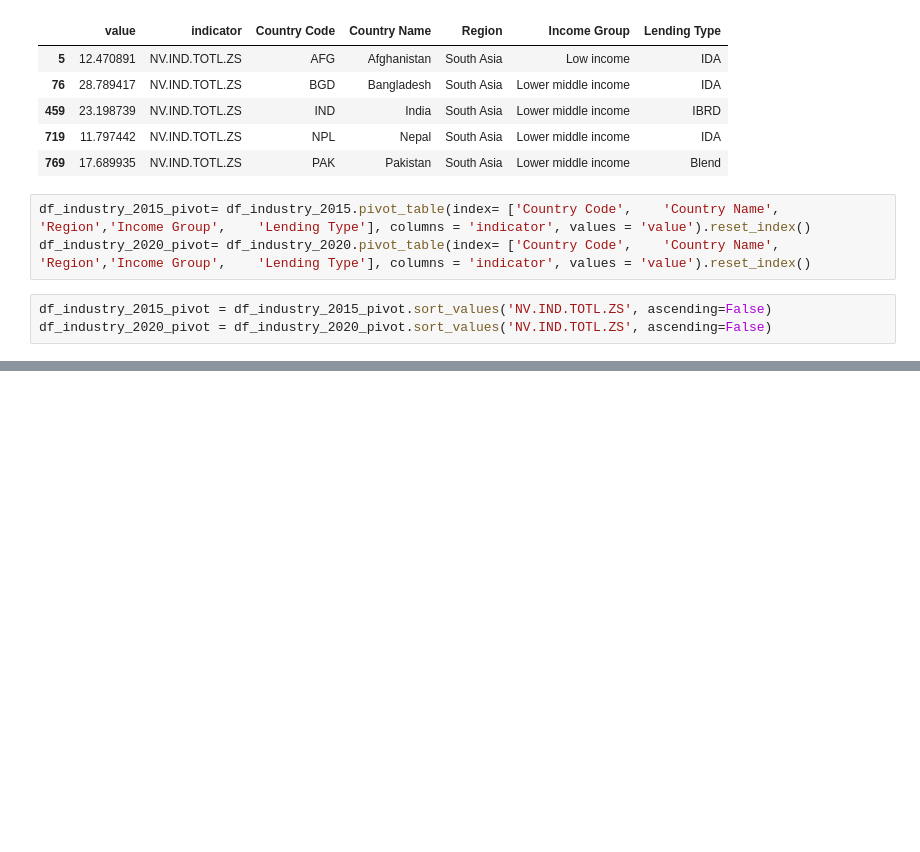
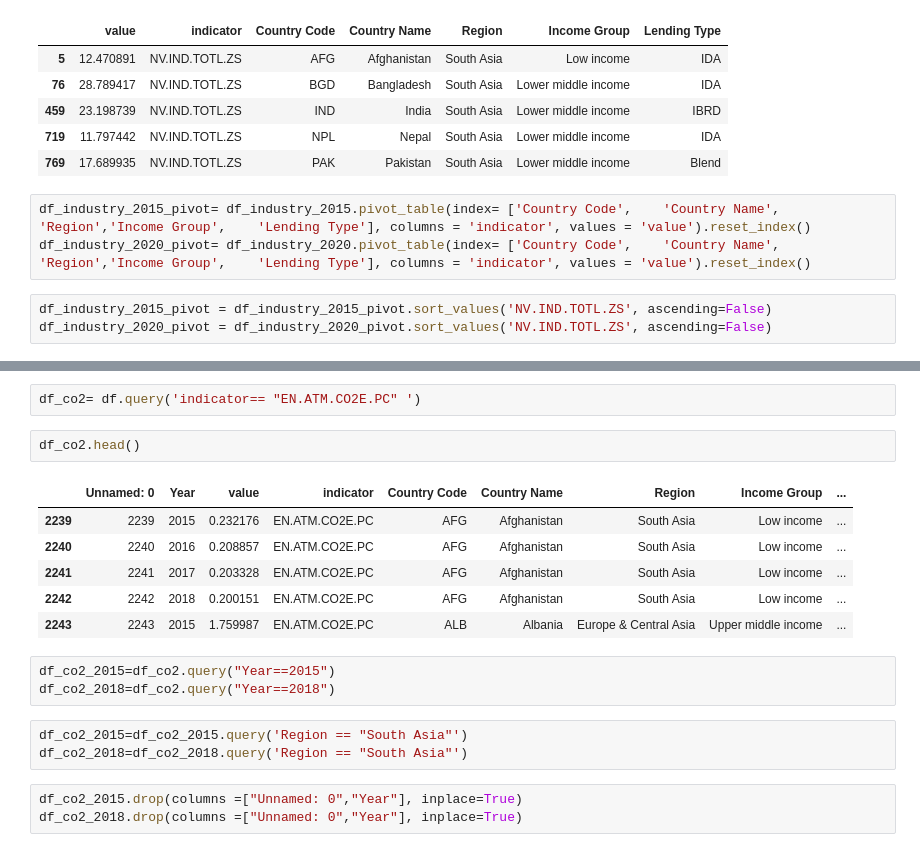
Before and after one commit to DATA-690-FALL-2021/DATA690_Nazia, a Jupyter notebook: individual_project/individual_project_part2_draft.ipynb, the cells around one changed output, grey strips where cells are left out. Drawn from its saved outputs; the diff is of its cells as text; blank space fills up the shorter version.

```diff
--- a/individual_project/individual_project_part2_draft.ipynb
+++ b/individual_project/individual_project_part2_draft.ipynb
@@ -180,3 +180,23 @@ fig1.show()
 # %% [output]
 [interactive output not drawn]
 [interactive output not drawn]
+# %%
+df_co2= df.query('indicator== "EN.ATM.CO2E.PC" ')
+# %%
+df_co2.head()
+# %% [output]
+|  | Unnamed: 0 | Year | value | indicator | Country Code | Country Name | Region | Income Group | ... |
+| 2239 | 2239 | 2015 | 0.232176 | EN.ATM.CO2E.PC | AFG | Afghanistan | South Asia | Low income | ... |
+| 2240 | 2240 | 2016 | 0.208857 | EN.ATM.CO2E.PC | AFG | Afghanistan | South Asia | Low income | ... |
+| 2241 | 2241 | 2017 | 0.203328 | EN.ATM.CO2E.PC | AFG | Afghanistan | South Asia | Low income | ... |
+| 2242 | 2242 | 2018 | 0.200151 | EN.ATM.CO2E.PC | AFG | Afghanistan | South Asia | Low income | ... |
+| 2243 | 2243 | 2015 | 1.759987 | EN.ATM.CO2E.PC | ALB | Albania | Europe & Central Asia | Upper middle income | ... |
+# %%
+df_co2_2015=df_co2.query("Year==2015")
+df_co2_2018=df_co2.query("Year==2018")
+# %%
+df_co2_2015=df_co2_2015.query('Region == "South Asia"')
+df_co2_2018=df_co2_2018.query('Region == "South Asia"')
+# %%
+df_co2_2015.drop(columns =["Unnamed: 0","Year"], inplace=True)
+df_co2_2018.drop(columns =["Unnamed: 0","Year"], inplace=True)
```
Also changed, not shown: parts of 21 cells of this notebook.
